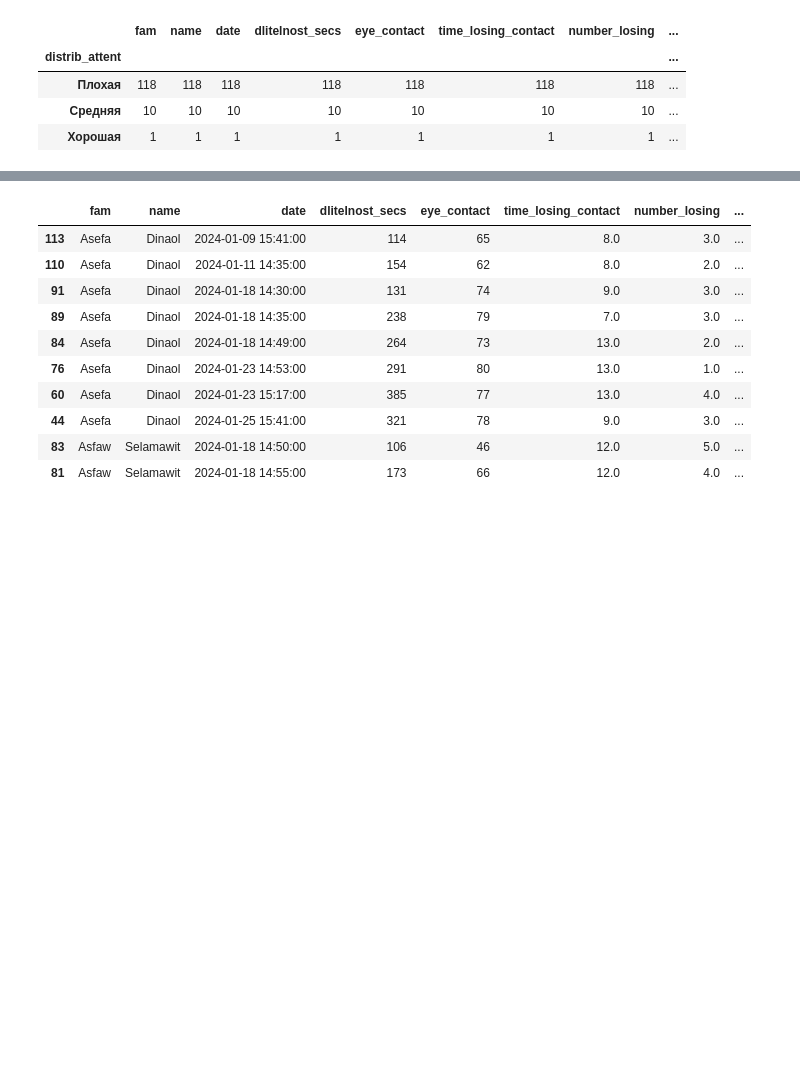
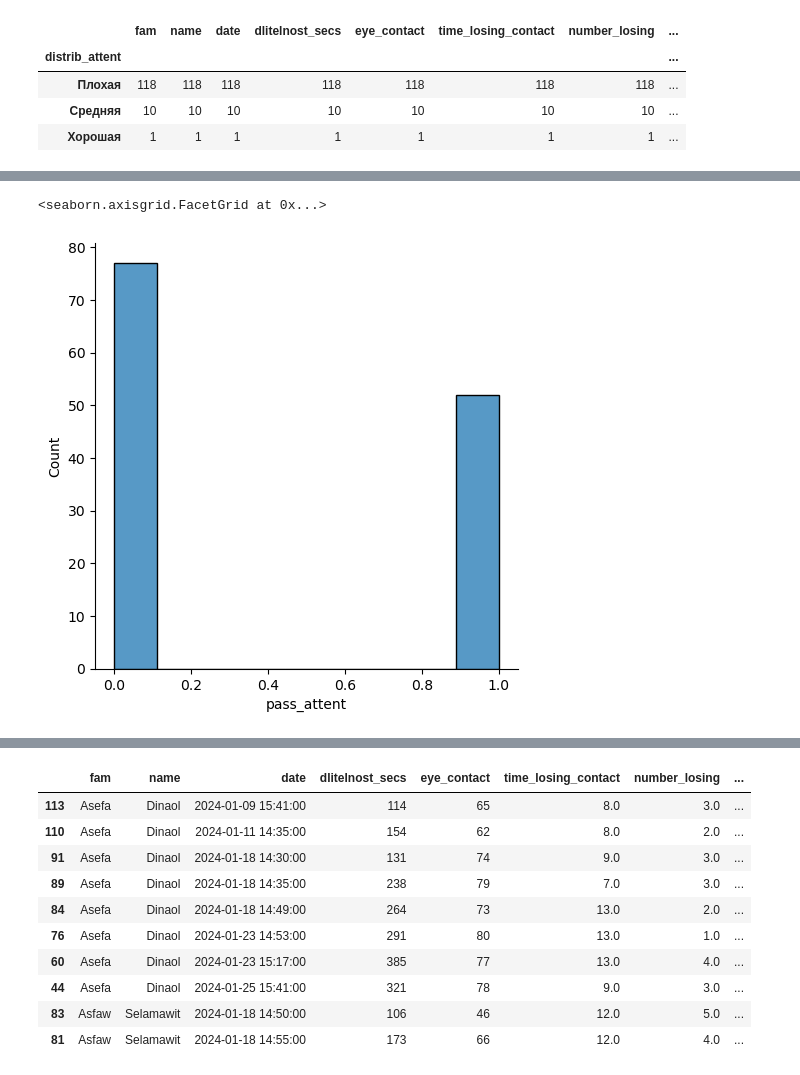
Before and after one commit to Aryunaa/Linguistics, a Jupyter notebook: vr_presentations/jan.ipynb, the cells around one changed output, grey strips where cells are left out. Drawn from its saved outputs; the diff is of its cells as text; code cells hidden in the pictures; blank space fills up the shorter version.

```diff
--- a/vr_presentations/jan.ipynb
+++ b/vr_presentations/jan.ipynb
@@ -169,0 +182,5 @@ lsk['pass_attent'] = lsk['pass_attent'].apply(categ2)
+# %%
+sns.displot(lsk['pass_attent'])
+# %% [output]
+<seaborn.axisgrid.FacetGrid at 0x...>
+[figure, added]
```
Also changed, not shown: parts of 16 cells of this notebook.
